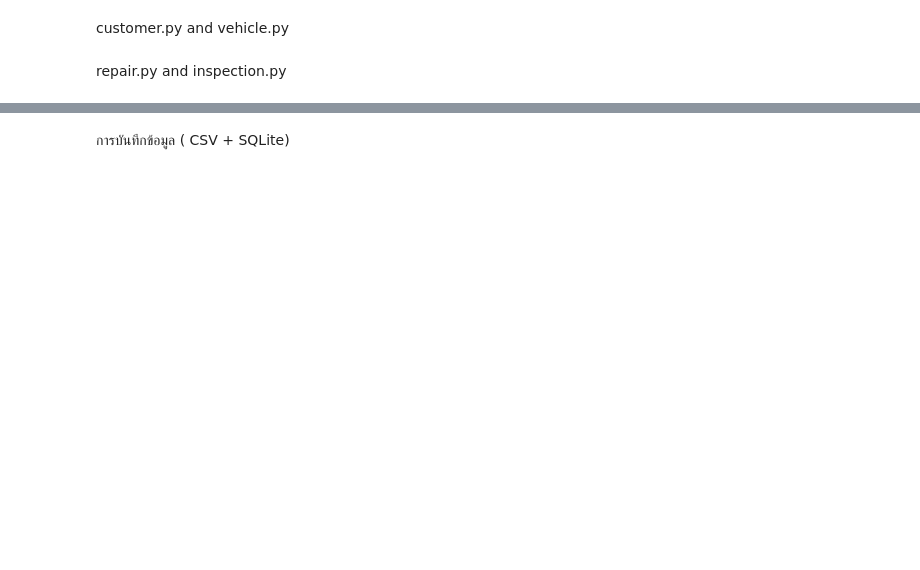
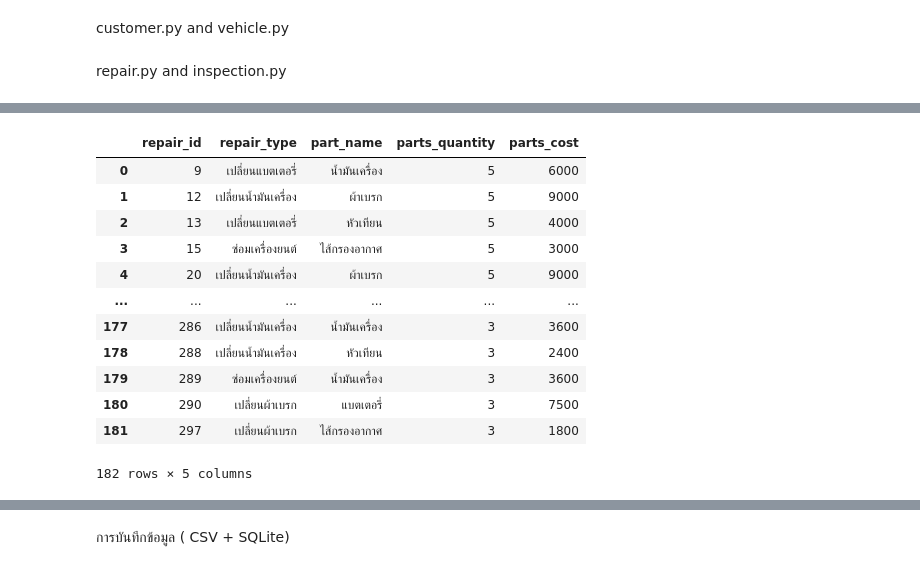
Before and after one commit to surayut9595-ux/Yutyit, a Jupyter notebook: สำเนาของ_garage.ipynb, the cells around one changed output, grey strips where cells are left out. Drawn from its saved outputs; the diff is of its cells as text; code cells hidden in the pictures; blank space fills up the shorter version.

```diff
--- a/สำเนาของ_garage.ipynb
+++ b/สำเนาของ_garage.ipynb
@@ -868,0 +459,33 @@ if __name__ == "__main__":
+# %%
+sql = """
+SELECT
+    repair_id,
+    repair_type,
+    part_name,
+    parts_quantity,
+    parts_cost
+FROM repairs
+WHERE parts_quantity >= 3
+ORDER BY parts_quantity DESC
+"""
+
+result = pd.read_sql_query(
+    sql,
+    conn
+)
+
+result
+# %% [output]
+|  | repair_id | repair_type | part_name | parts_quantity | parts_cost |
+| 0 | 9 | เปลี่ยนแบตเตอรี่ | น้ำมันเครื่อง | 5 | 6000 |
+| 1 | 12 | เปลี่ยนน้ำมันเครื่อง | ผ้าเบรก | 5 | 9000 |
+| 2 | 13 | เปลี่ยนแบตเตอรี่ | หัวเทียน | 5 | 4000 |
+| 3 | 15 | ซ่อมเครื่องยนต์ | ไส้กรองอากาศ | 5 | 3000 |
+| 4 | 20 | เปลี่ยนน้ำมันเครื่อง | ผ้าเบรก | 5 | 9000 |
+| ... | ... | ... | ... | ... | ... |
+| 177 | 286 | เปลี่ยนน้ำมันเครื่อง | น้ำมันเครื่อง | 3 | 3600 |
+| 178 | 288 | เปลี่ยนน้ำมันเครื่อง | หัวเทียน | 3 | 2400 |
+| 179 | 289 | ซ่อมเครื่องยนต์ | น้ำมันเครื่อง | 3 | 3600 |
+| 180 | 290 | เปลี่ยนผ้าเบรก | แบตเตอรี่ | 3 | 7500 |
+| 181 | 297 | เปลี่ยนผ้าเบรก | ไส้กรองอากาศ | 3 | 1800 |
+182 rows × 5 columns
```
Also changed, not shown: parts of 19 cells of this notebook.
